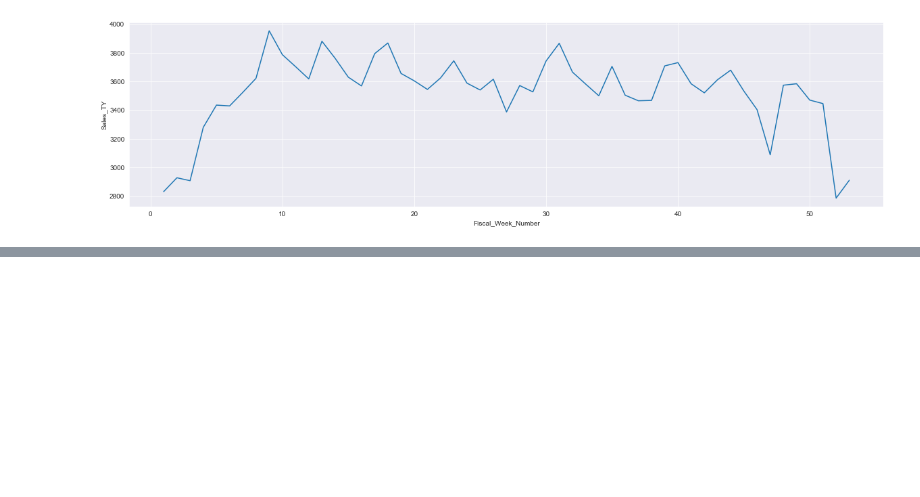
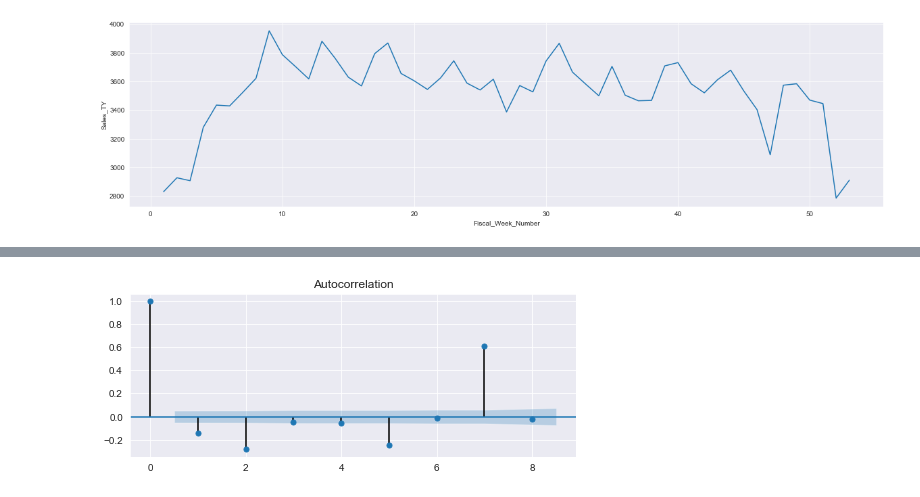
Before and after one commit to will4865/Inspire-Brands-Case-Study, a Jupyter notebook: technical-case-study.ipynb, the cells around one changed output, grey strips where cells are left out. Drawn from its saved outputs; the diff is of its cells as text; code cells hidden in the pictures; blank space fills up the shorter version.

```diff
--- a/technical-case-study.ipynb
+++ b/technical-case-study.ipynb
@@ -1010,0 +1025,8 @@ sns.lineplot(total_sales['Fiscal_Week_Number'], total_sales['Sales_TY'])
+# %%
+data_diff = arg_sales.loc[arg_sales['Rest_Number'] == 2].set_index('Days_Date')['Sales_TY'].diff().dropna()
+# %%
+from statsmodels.graphics.tsaplots import plot_acf
+fig, ax = plt.subplots(figsize=(8,3))
+plot_acf(data_diff,ax=ax, lags=8);
+# %% [output]
+[figure, added]
```
Also changed, not shown: parts of 19 cells of this notebook.
